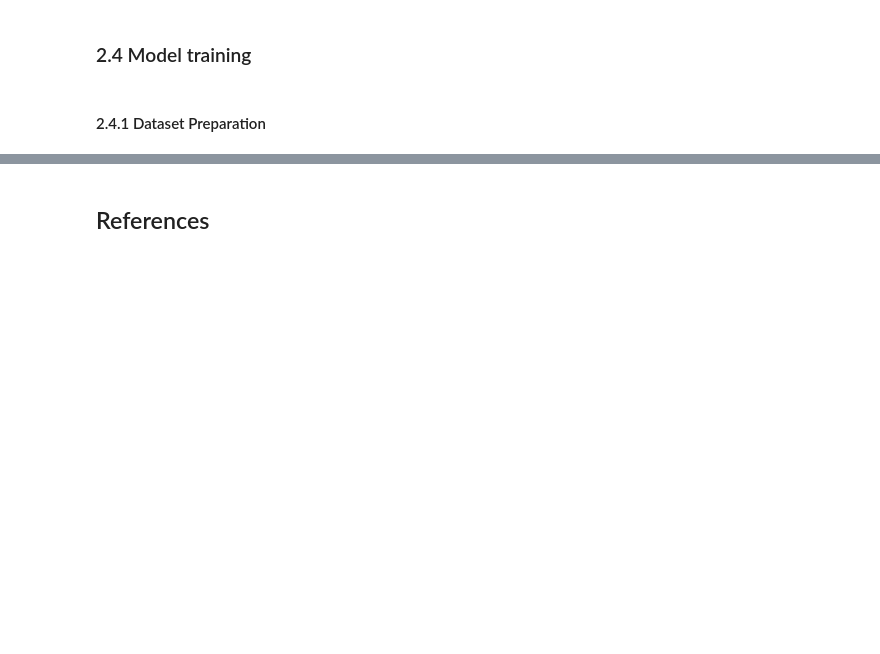
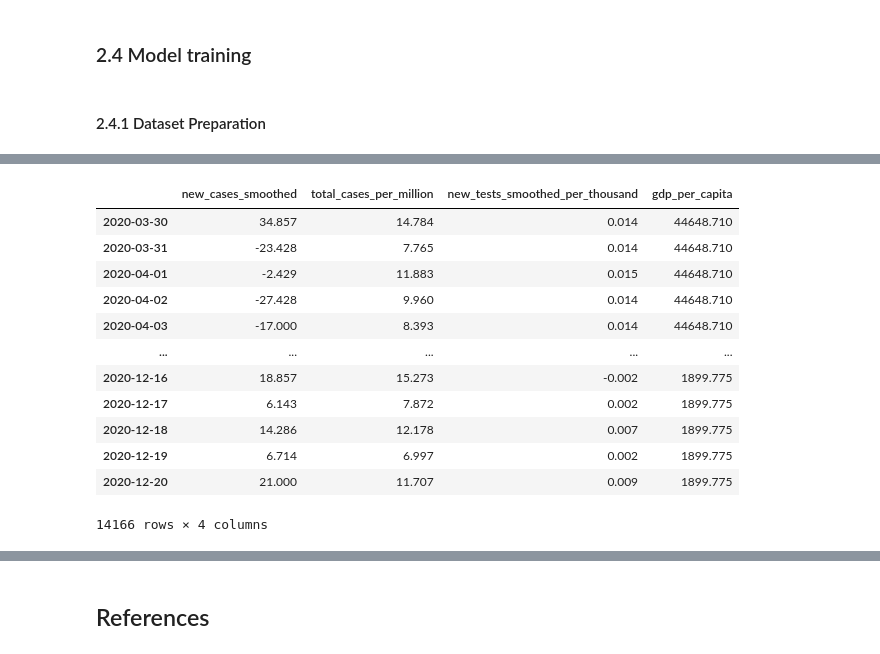
Before and after one commit to martinsM17/Covid19_Testing_Data, a Jupyter notebook: pipeline_analysis.ipynb, the cells around one changed output, grey strips where cells are left out. Drawn from its saved outputs; the diff is of its cells as text; code cells hidden in the pictures; blank space fills up the shorter version.

```diff
--- a/pipeline_analysis.ipynb
+++ b/pipeline_analysis.ipynb
@@ -491,0 +542,19 @@ model_data = screened_data[['total_cases', 'new_cases_smoothed', 'total_deaths',
+# %%
+model_data = data_model_diff[['new_cases_smoothed','total_cases_per_million', 'new_tests_smoothed_per_thousand']]
+model_data['gdp_per_capita'] = screened_data['gdp_per_capita']
+model_data = model_data.dropna(axis = 0)
+model_data
+# %% [output]
+|  | new_cases_smoothed | total_cases_per_million | new_tests_smoothed_per_thousand | gdp_per_capita |
+| 2020-03-30 | 34.857 | 14.784 | 0.014 | 44648.710 |
+| 2020-03-31 | -23.428 | 7.765 | 0.014 | 44648.710 |
+| 2020-04-01 | -2.429 | 11.883 | 0.015 | 44648.710 |
+| 2020-04-02 | -27.428 | 9.960 | 0.014 | 44648.710 |
+| 2020-04-03 | -17.000 | 8.393 | 0.014 | 44648.710 |
+| ... | ... | ... | ... | ... |
+| 2020-12-16 | 18.857 | 15.273 | -0.002 | 1899.775 |
+| 2020-12-17 | 6.143 | 7.872 | 0.002 | 1899.775 |
+| 2020-12-18 | 14.286 | 12.178 | 0.007 | 1899.775 |
+| 2020-12-19 | 6.714 | 6.997 | 0.002 | 1899.775 |
+| 2020-12-20 | 21.000 | 11.707 | 0.009 | 1899.775 |
+14166 rows × 4 columns
```
Also changed, not shown: parts of 27 cells of this notebook.
